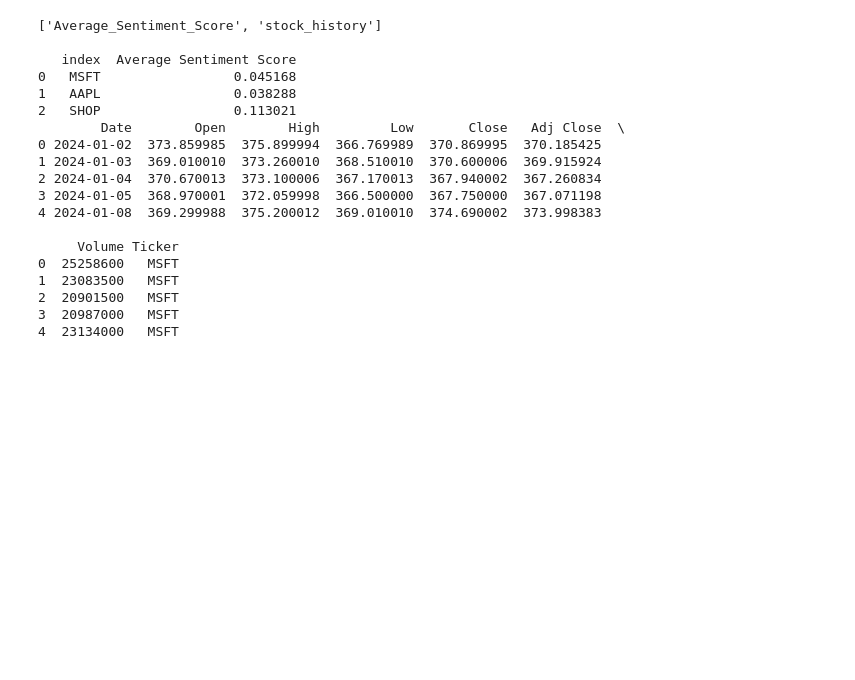
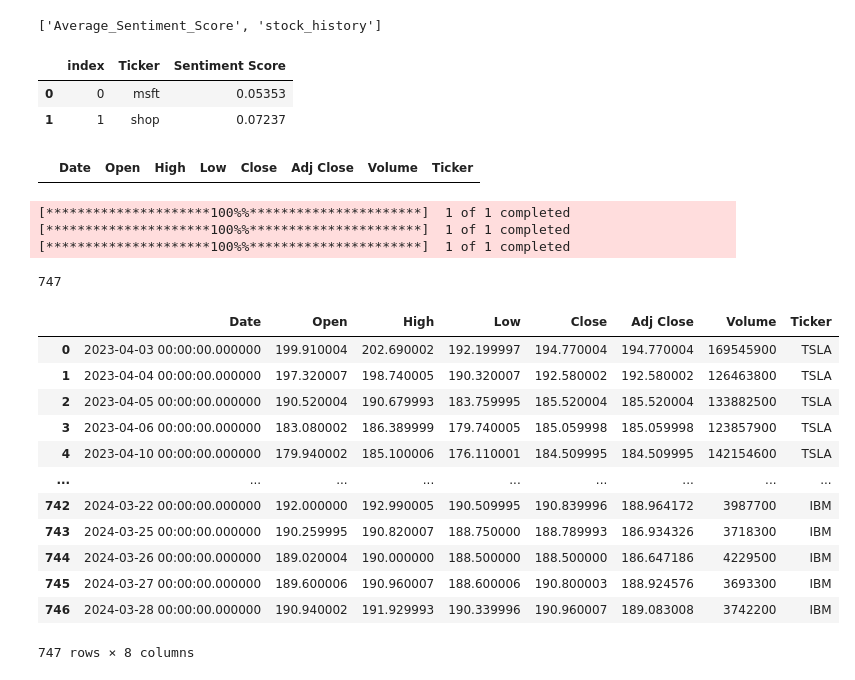
Before and after one commit to 44Jacob/FinDataTechAnalysis, a Jupyter notebook: test.ipynb, the cells around one changed output. Saved outputs shown, nothing was run; the diff lists cells and outputs as text; code cells hidden in the pictures; blank space fills up the shorter version.

```diff
--- a/test.ipynb
+++ b/test.ipynb
@@ -36,29 +39,17 @@ from sklearn.model_selection import train_test_split
 # %%
 engine = create_engine('sqlite:///stock_market_analysis.sqlite')
 session = Session(engine)
-
-tables = inspect(engine).get_table_names()
-print(tables)
-print(' ')
-for table in tables:
-    print(pd.read_sql(table, engine).head())
-# %% [output]
-['Average_Sentiment_Score', 'stock_history']
-
-   index  Average Sentiment Score
-0   MSFT                 0.045168
-1   AAPL                 0.038288
-2   SHOP                 0.113021
-        Date        Open        High         Low       Close   Adj Close  \
-0 2024-01-02  373.859985  375.899994  366.769989  370.869995  370.185425
-1 2024-01-03  369.010010  373.260010  368.510010  370.600006  369.915924
-2 2024-01-04  370.670013  373.100006  367.170013  367.940002  367.260834
-3 2024-01-05  368.970001  372.059998  366.500000  367.750000  367.071198
-4 2024-01-08  369.299988  375.200012  369.010010  374.690002  373.998383
-
-     Volume Ticker
-0  25258600   MSFT
-1  23083500   MSFT
-2  20901500   MSFT
-3  20987000   MSFT
-4  23134000   MSFT
+# %%
+inspect(engine).get_table_names()
+# %% [output]
+['Average_Sentiment_Score', 'stock_history']
+# %%
+pd.read_sql('SELECT * FROM Average_Sentiment_Score', engine)
+# %% [output]
+|  | index | Ticker | Sentiment Score |
+| 0 | 0 | msft | 0.05353 |
+| 1 | 1 | shop | 0.07237 |
+# %%
+pd.read_sql('SELECT * FROM stock_history', engine)
+# %% [output]
+|  | Date | Open | High | Low | Close | Adj Close | Volume | Ticker |
@@ -64,0 +60,30 @@ for table in tables:
+# %%
+engine = create_engine('sqlite:///stock_market_analysis.sqlite')
+
+stock_data = {ticker: yf.download(ticker, start, end) for ticker in tickers}
+for ticker, df in stock_data.items():
+    df['Ticker'] = ticker
+
+combined_df = pd.concat(stock_data.values())
+combined_df.to_sql('stock_history', con=engine, if_exists='replace', index=True)
+# %% [output]
+[*********************100%%**********************]  1 of 1 completed
+[*********************100%%**********************]  1 of 1 completed
+[*********************100%%**********************]  1 of 1 completed
+747
+# %%
+pd.read_sql('SELECT * FROM stock_history', engine)
+# %% [output]
+|  | Date | Open | High | Low | Close | Adj Close | Volume | Ticker |
+| 0 | 2023-04-03 00:00:00.000000 | 199.910004 | 202.690002 | 192.199997 | 194.770004 | 194.770004 | 169545900 | TSLA |
+| 1 | 2023-04-04 00:00:00.000000 | 197.320007 | 198.740005 | 190.320007 | 192.580002 | 192.580002 | 126463800 | TSLA |
+| 2 | 2023-04-05 00:00:00.000000 | 190.520004 | 190.679993 | 183.759995 | 185.520004 | 185.520004 | 133882500 | TSLA |
+| 3 | 2023-04-06 00:00:00.000000 | 183.080002 | 186.389999 | 179.740005 | 185.059998 | 185.059998 | 123857900 | TSLA |
+| 4 | 2023-04-10 00:00:00.000000 | 179.940002 | 185.100006 | 176.110001 | 184.509995 | 184.509995 | 142154600 | TSLA |
+| ... | ... | ... | ... | ... | ... | ... | ... | ... |
+| 742 | 2024-03-22 00:00:00.000000 | 192.000000 | 192.990005 | 190.509995 | 190.839996 | 188.964172 | 3987700 | IBM |
+| 743 | 2024-03-25 00:00:00.000000 | 190.259995 | 190.820007 | 188.750000 | 188.789993 | 186.934326 | 3718300 | IBM |
+| 744 | 2024-03-26 00:00:00.000000 | 189.020004 | 190.000000 | 188.500000 | 188.500000 | 186.647186 | 4229500 | IBM |
+| 745 | 2024-03-27 00:00:00.000000 | 189.600006 | 190.960007 | 188.600006 | 190.800003 | 188.924576 | 3693300 | IBM |
+| 746 | 2024-03-28 00:00:00.000000 | 190.940002 | 191.929993 | 190.339996 | 190.960007 | 189.083008 | 3742200 | IBM |
+747 rows × 8 columns
```
Also changed, not shown: parts of 57 cells of this notebook, 6 other files.
